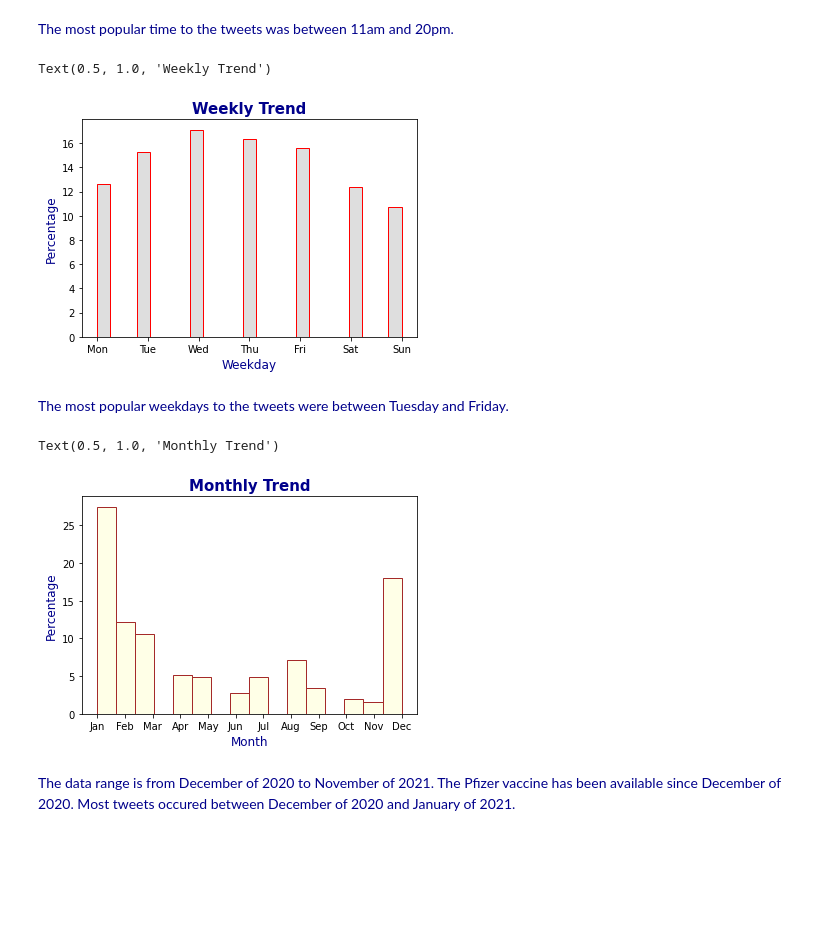
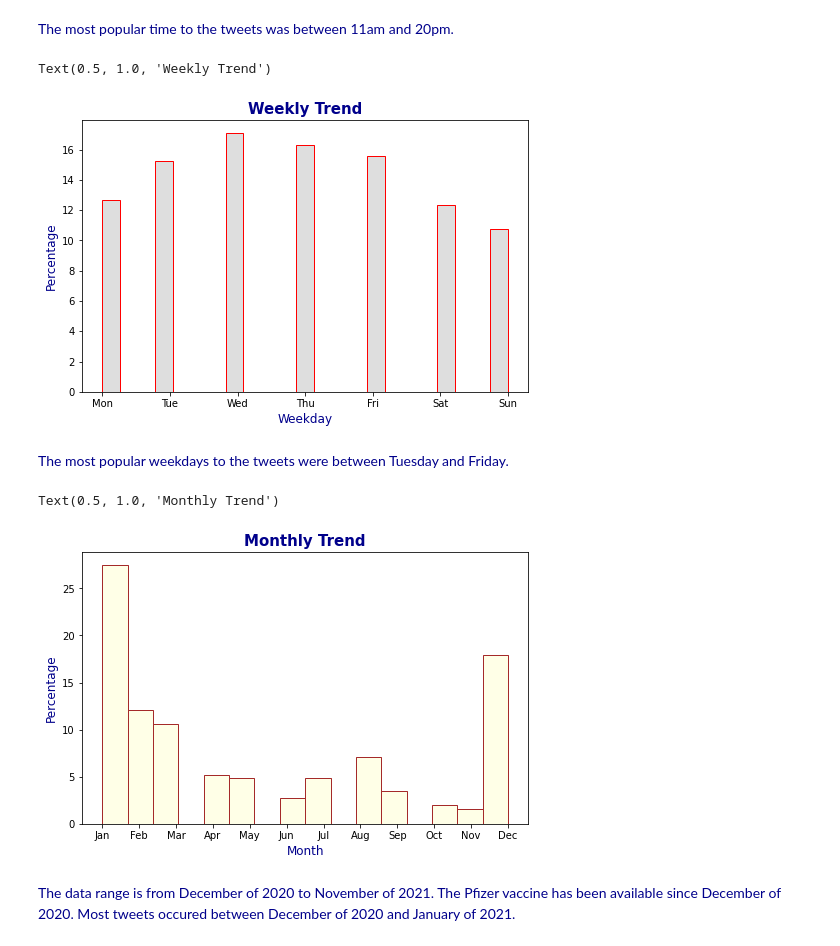
Before and after one commit to MeganWang393/PortfolioProjects, a Jupyter notebook: NLP Project.ipynb, the cells around one changed output. Saved outputs shown, nothing was run; the diff lists cells and outputs as text; code cells hidden in the pictures; blank space fills up the shorter version.

```diff
--- a/NLP Project.ipynb
+++ b/NLP Project.ipynb
@@ -165,17 +165,19 @@ Text(0.5, 1.0, 'Hourly Trend')
 # %% [markdown]
 <span style="color:darkblue"> The most popular time to the tweets was between 11am and 20pm. </span>
 # %%
+plt.figure(figsize=(8,5))
 ax=sns.histplot(data=df, x='weekday', color = 'lightgrey', edgecolor='red', common_norm=False,stat='percent',multiple='dodge')
 ax.set_xticklabels([' ', 'Mon', 'Tue', 'Wed', 'Thu', 'Fri', 'Sat', 'Sun']) # The weekday number starting at 0 for Mondays
 ax.set_ylabel('Percentage',  color = 'darkblue', fontsize = '12')
 ax.set_xlabel('Weekday',  color = 'darkblue', fontsize = '12')
 ax.set_title('Weekly Trend',  color = 'darkblue', fontweight = 'bold', fontsize = '15')
 # %% [output]
 Text(0.5, 1.0, 'Weekly Trend')
-[figure, old version]
+[figure, new version]
 # %% [markdown]
 <span style="color:darkblue"> The most popular weekdays to the tweets were between Tuesday and Friday. </span>
 # %%
+plt.figure(figsize=(8,5))
 ax=sns.histplot(data=df, x='month', color = 'lightyellow', edgecolor='brown', common_norm=False,stat='percent',multiple='dodge')
 ax.set_xticklabels(['Jan', 'Feb', 'Mar', 'Apr', 'May', 'Jun', 'Jul', 'Aug', 'Sep', 'Oct', 'Nov', 'Dec'])
 ax.set_ylabel('Percentage',  color = 'darkblue', fontsize = '12')
@@ -184,7 +186,7 @@ plt.xticks(np.arange(1,13,1))
 ax.set_title('Monthly Trend',  color = 'darkblue', fontweight = 'bold', fontsize = '15')
 # %% [output]
 Text(0.5, 1.0, 'Monthly Trend')
-[figure, old version]
+[figure, new version]
 # %% [markdown]
 <span style="color:darkblue"> The data range is from December of 2020 to November of 2021. The Pfizer vaccine has been available since December of 2020. Most tweets occured between December of 2020 and January of 2021.
 </span>
```
Also changed, not shown: parts of 12 cells of this notebook.
